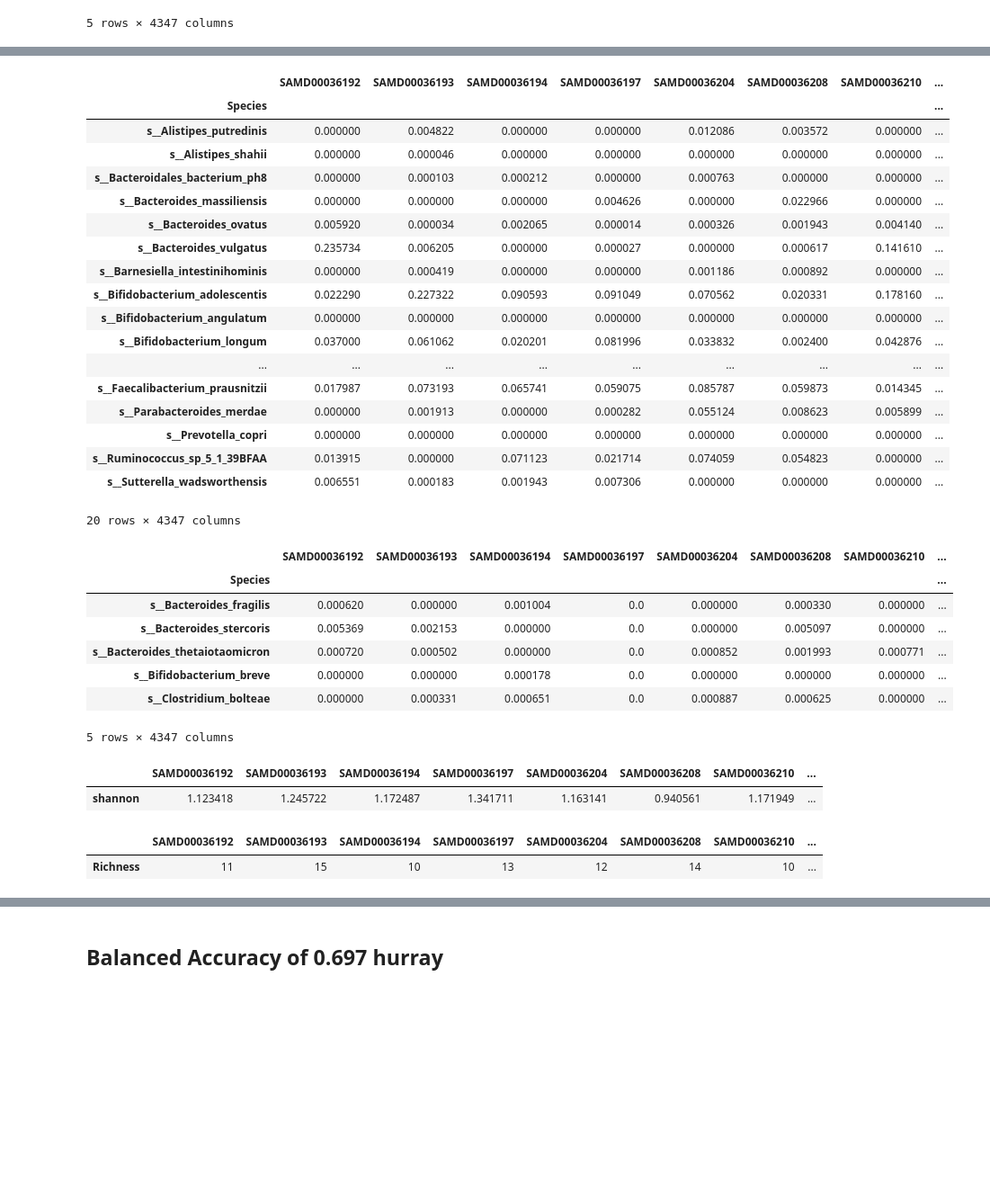
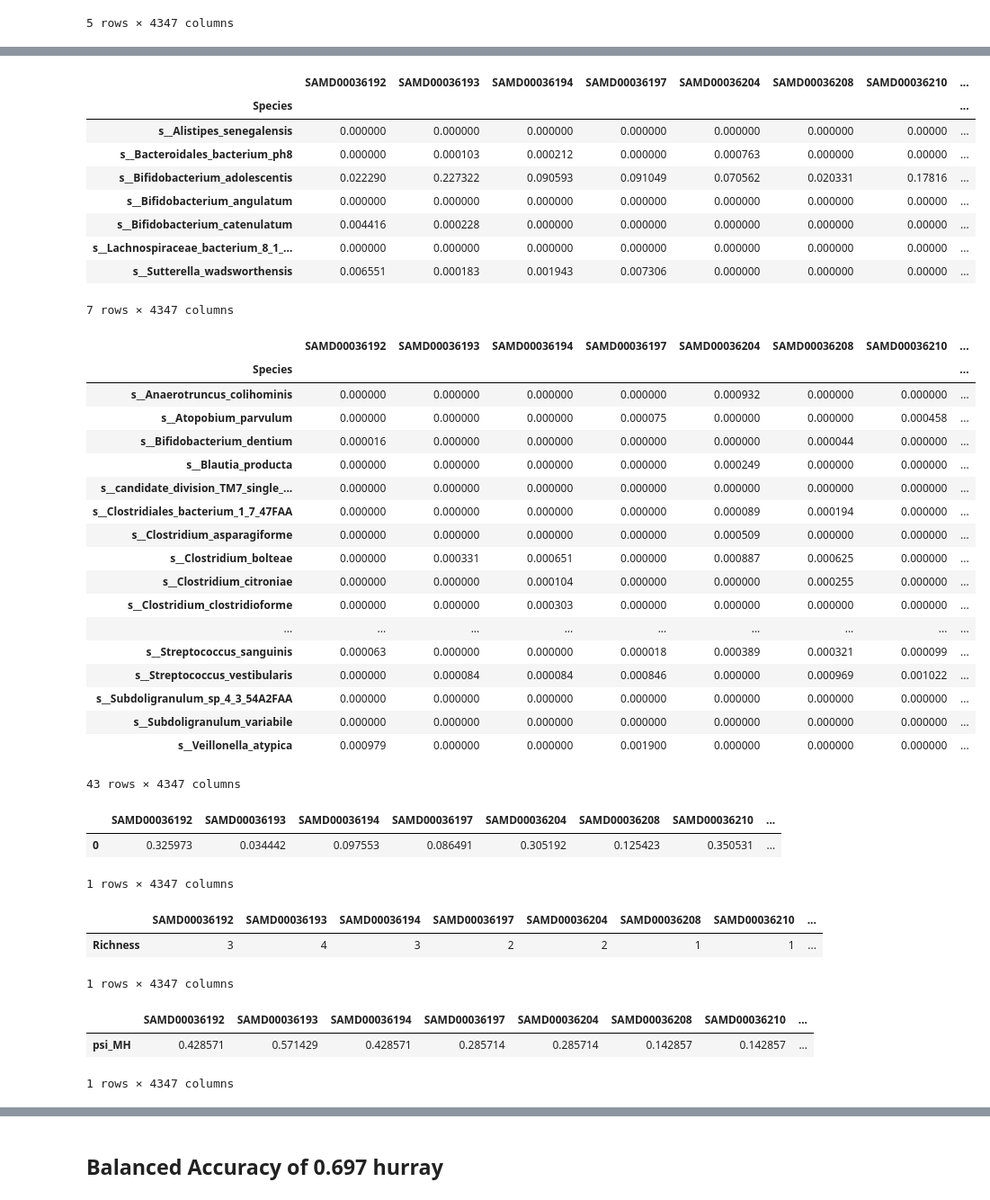
Before and after one commit to danielchang2002/GMHI2-Scratchpad, a Jupyter notebook: src/GMHI.ipynb, the cells around one changed output, grey strips where cells are left out. Shown at 90% size. Cells and saved outputs as stored; diff of their text form; code cells hidden in the pictures; blank space fills up the shorter version.

```diff
--- a/src/GMHI.ipynb
+++ b/src/GMHI.ipynb
@@ -30,13 +30,9 @@ species.head()
 | s__Actinomyces_odontolyticus | 0.000377 | 0.00000 | 0.0 | 0.000014 | 0.000028 | 0.000107 | 0.000080 | ... |
 5 rows × 4347 columns
 # %%
-# with open(output_dir + "MH_species.txt") as f:
-#     MH_species = f.read().splitlines()
-# with open(output_dir + "MN_species.txt") as f:
-#     MN_species = f.read().splitlines()
-with open(output_dir + "logregh.txt") as f:
+with open(output_dir + "MH_species.txt") as f:
     MH_species = f.read().splitlines()
-with open(output_dir + "logregn.txt") as f:
+with open(output_dir + "MN_species.txt") as f:
     MN_species = f.read().splitlines()
 MH_species
 # %% [output]
@@ -63,36 +46,38 @@ MH_species
 # %%
 MH_species_metagenome = species[species.index.isin(MH_species)]
 MN_species_metagenome = species[species.index.isin(MN_species)]
 display(MH_species_metagenome)
-display(MN_species_metagenome.head())
+display(MN_species_metagenome)
 # %% [output]
 |  | SAMD00036192 | SAMD00036193 | SAMD00036194 | SAMD00036197 | SAMD00036204 | SAMD00036208 | SAMD00036210 | ... |
 | Species |  |  |  |  |  |  |  | ... |
-| s__Alistipes_putredinis | 0.000000 | 0.004822 | 0.000000 | 0.000000 | 0.012086 | 0.003572 | 0.000000 | ... |
-| s__Alistipes_shahii | 0.000000 | 0.000046 | 0.000000 | 0.000000 | 0.000000 | 0.000000 | 0.000000 | ... |
-| s__Bacteroidales_bacterium_ph8 | 0.000000 | 0.000103 | 0.000212 | 0.000000 | 0.000763 | 0.000000 | 0.000000 | ... |
-| s__Bacteroides_massiliensis | 0.000000 | 0.000000 | 0.000000 | 0.004626 | 0.000000 | 0.022966 | 0.000000 | ... |
-| s__Bacteroides_ovatus | 0.005920 | 0.000034 | 0.002065 | 0.000014 | 0.000326 | 0.001943 | 0.004140 | ... |
-| s__Bacteroides_vulgatus | 0.235734 | 0.006205 | 0.000000 | 0.000027 | 0.000000 | 0.000617 | 0.141610 | ... |
-| s__Barnesiella_intestinihominis | 0.000000 | 0.000419 | 0.000000 | 0.000000 | 0.001186 | 0.000892 | 0.000000 | ... |
-| s__Bifidobacterium_adolescentis | 0.022290 | 0.227322 | 0.090593 | 0.091049 | 0.070562 | 0.020331 | 0.178160 | ... |
-| s__Bifidobacterium_angulatum | 0.000000 | 0.000000 | 0.000000 | 0.000000 | 0.000000 | 0.000000 | 0.000000 | ... |
-| s__Bifidobacterium_longum | 0.037000 | 0.061062 | 0.020201 | 0.081996 | 0.033832 | 0.002400 | 0.042876 | ... |
-| ... | ... | ... | ... | ... | ... | ... | ... | ... |
-| s__Faecalibacterium_prausnitzii | 0.017987 | 0.073193 | 0.065741 | 0.059075 | 0.085787 | 0.059873 | 0.014345 | ... |
-| s__Parabacteroides_merdae | 0.000000 | 0.001913 | 0.000000 | 0.000282 | 0.055124 | 0.008623 | 0.005899 | ... |
-| s__Prevotella_copri | 0.000000 | 0.000000 | 0.000000 | 0.000000 | 0.000000 | 0.000000 | 0.000000 | ... |
-| s__Ruminococcus_sp_5_1_39BFAA | 0.013915 | 0.000000 | 0.071123 | 0.021714 | 0.074059 | 0.054823 | 0.000000 | ... |
-| s__Sutterella_wadsworthensis | 0.006551 | 0.000183 | 0.001943 | 0.007306 | 0.000000 | 0.000000 | 0.000000 | ... |
+| s__Alistipes_senegalensis | 0.000000 | 0.000000 | 0.000000 | 0.000000 | 0.000000 | 0.000000 | 0.00000 | ... |
+| s__Bacteroidales_bacterium_ph8 | 0.000000 | 0.000103 | 0.000212 | 0.000000 | 0.000763 | 0.000000 | 0.00000 | ... |
+| s__Bifidobacterium_adolescentis | 0.022290 | 0.227322 | 0.090593 | 0.091049 | 0.070562 | 0.020331 | 0.17816 | ... |
+| s__Bifidobacterium_angulatum | 0.000000 | 0.000000 | 0.000000 | 0.000000 | 0.000000 | 0.000000 | 0.00000 | ... |
+| s__Bifidobacterium_catenulatum | 0.004416 | 0.000228 | 0.000000 | 0.000000 | 0.000000 | 0.000000 | 0.00000 | ... |
+| s__Lachnospiraceae_bacterium_8_1_... | 0.000000 | 0.000000 | 0.000000 | 0.000000 | 0.000000 | 0.000000 | 0.00000 | ... |
+| s__Sutterella_wadsworthensis | 0.006551 | 0.000183 | 0.001943 | 0.007306 | 0.000000 | 0.000000 | 0.00000 | ... |
-20 rows × 4347 columns
+7 rows × 4347 columns
 |  | SAMD00036192 | SAMD00036193 | SAMD00036194 | SAMD00036197 | SAMD00036204 | SAMD00036208 | SAMD00036210 | ... |
 | Species |  |  |  |  |  |  |  | ... |
-| s__Bacteroides_fragilis | 0.000620 | 0.000000 | 0.001004 | 0.0 | 0.000000 | 0.000330 | 0.000000 | ... |
-| s__Bacteroides_stercoris | 0.005369 | 0.002153 | 0.000000 | 0.0 | 0.000000 | 0.005097 | 0.000000 | ... |
-| s__Bacteroides_thetaiotaomicron | 0.000720 | 0.000502 | 0.000000 | 0.0 | 0.000852 | 0.001993 | 0.000771 | ... |
-| s__Bifidobacterium_breve | 0.000000 | 0.000000 | 0.000178 | 0.0 | 0.000000 | 0.000000 | 0.000000 | ... |
-| s__Clostridium_bolteae | 0.000000 | 0.000331 | 0.000651 | 0.0 | 0.000887 | 0.000625 | 0.000000 | ... |
+| s__Anaerotruncus_colihominis | 0.000000 | 0.000000 | 0.000000 | 0.000000 | 0.000932 | 0.000000 | 0.000000 | ... |
+| s__Atopobium_parvulum | 0.000000 | 0.000000 | 0.000000 | 0.000075 | 0.000000 | 0.000000 | 0.000458 | ... |
+| s__Bifidobacterium_dentium | 0.000016 | 0.000000 | 0.000000 | 0.000000 | 0.000000 | 0.000044 | 0.000000 | ... |
+| s__Blautia_producta | 0.000000 | 0.000000 | 0.000000 | 0.000000 | 0.000249 | 0.000000 | 0.000000 | ... |
+| s__candidate_division_TM7_single_... | 0.000000 | 0.000000 | 0.000000 | 0.000000 | 0.000000 | 0.000000 | 0.000000 | ... |
+| s__Clostridiales_bacterium_1_7_47FAA | 0.000000 | 0.000000 | 0.000000 | 0.000000 | 0.000089 | 0.000194 | 0.000000 | ... |
+| s__Clostridium_asparagiforme | 0.000000 | 0.000000 | 0.000000 | 0.000000 | 0.000509 | 0.000000 | 0.000000 | ... |
+| s__Clostridium_bolteae | 0.000000 | 0.000331 | 0.000651 | 0.000000 | 0.000887 | 0.000625 | 0.000000 | ... |
+| s__Clostridium_citroniae | 0.000000 | 0.000000 | 0.000104 | 0.000000 | 0.000000 | 0.000255 | 0.000000 | ... |
+| s__Clostridium_clostridioforme | 0.000000 | 0.000000 | 0.000303 | 0.000000 | 0.000000 | 0.000000 | 0.000000 | ... |
+| ... | ... | ... | ... | ... | ... | ... | ... | ... |
+| s__Streptococcus_sanguinis | 0.000063 | 0.000000 | 0.000000 | 0.000018 | 0.000389 | 0.000321 | 0.000099 | ... |
+| s__Streptococcus_vestibularis | 0.000000 | 0.000084 | 0.000084 | 0.000846 | 0.000000 | 0.000969 | 0.001022 | ... |
+| s__Subdoligranulum_sp_4_3_54A2FAA | 0.000000 | 0.000000 | 0.000000 | 0.000000 | 0.000000 | 0.000000 | 0.000000 | ... |
+| s__Subdoligranulum_variabile | 0.000000 | 0.000000 | 0.000000 | 0.000000 | 0.000000 | 0.000000 | 0.000000 | ... |
+| s__Veillonella_atypica | 0.000979 | 0.000000 | 0.000000 | 0.001900 | 0.000000 | 0.000000 | 0.000000 | ... |
-5 rows × 4347 columns
+43 rows × 4347 columns
 # %%
 import numpy as np
 
@@ -107,10 +89,11 @@ def shannon(df):
 # %%
 MH_shannon = shannon(MH_species_metagenome)
 MN_shannon = shannon(MN_species_metagenome)
-MH_shannon.iloc[:, :10]
+MN_shannon
 # %% [output]
 |  | SAMD00036192 | SAMD00036193 | SAMD00036194 | SAMD00036197 | SAMD00036204 | SAMD00036208 | SAMD00036210 | ... |
-| shannon | 1.123418 | 1.245722 | 1.172487 | 1.341711 | 1.163141 | 0.940561 | 1.171949 | ... |
+| 0 | 0.325973 | 0.034442 | 0.097553 | 0.086491 | 0.305192 | 0.125423 | 0.350531 | ... |
+1 rows × 4347 columns
 # %%
 def richness(df):
     frame = pd.DataFrame((df > 0).sum()).T
@@ -119,8 +102,9 @@ def richness(df):
 # %%
 R_MH = richness(MH_species_metagenome)
 R_MN = richness(MN_species_metagenome)
-R_MH.iloc[:, :10]
+R_MH
 # %% [output]
 |  | SAMD00036192 | SAMD00036193 | SAMD00036194 | SAMD00036197 | SAMD00036204 | SAMD00036208 | SAMD00036210 | ... |
-| Richness | 11 | 15 | 10 | 13 | 12 | 14 | 10 | ... |
+| Richness | 3 | 4 | 3 | 2 | 2 | 1 | 1 | ... |
+1 rows × 4347 columns
 # %%
@@ -131,3 +113,13 @@ MN_prime = 20
+# %%
+psi_MH2 = pd.DataFrame((R_MH / MH_prime).values,
+                      columns=R_MH.columns, index=["psi_MH"])
+psi_MN2 = pd.DataFrame((R_MN / MN_prime).values,
+                      columns=R_MN.columns, index=["psi_MN"])
+psi_MH2
+# %% [output]
+|  | SAMD00036192 | SAMD00036193 | SAMD00036194 | SAMD00036197 | SAMD00036204 | SAMD00036208 | SAMD00036210 | ... |
+| psi_MH | 0.428571 | 0.571429 | 0.428571 | 0.285714 | 0.285714 | 0.142857 | 0.142857 | ... |
+1 rows × 4347 columns
 # %%
 psi_MH = pd.DataFrame((R_MH / MH_prime).values * MH_shannon.values,
 
```
Also changed, not shown: parts of 8 cells of this notebook, 16 other files.
